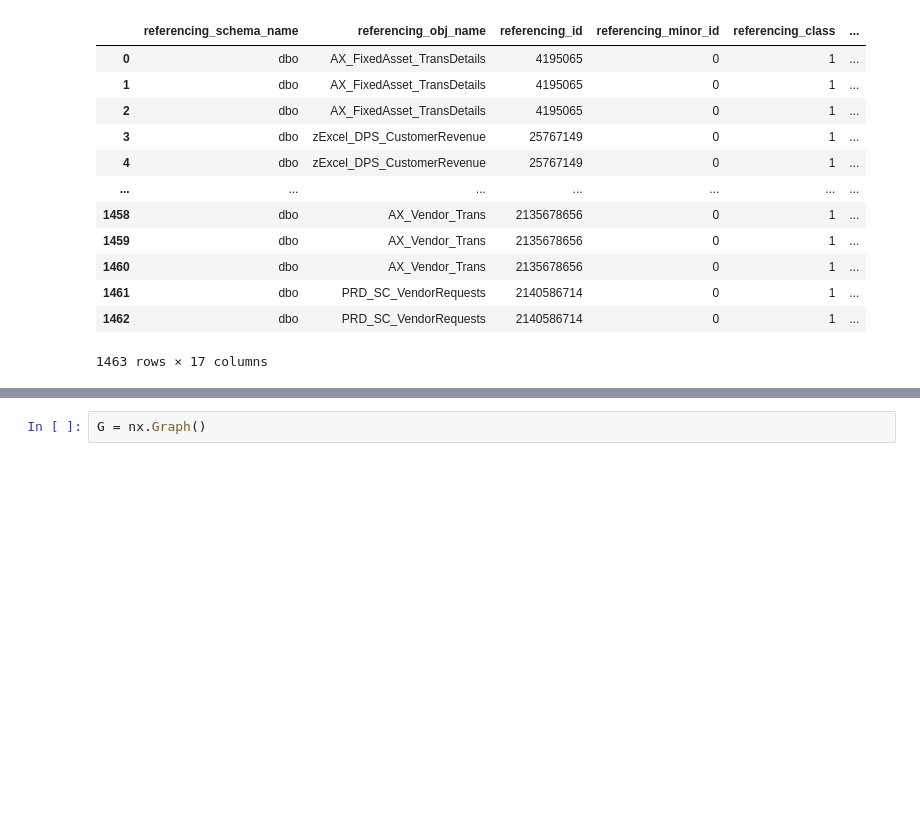
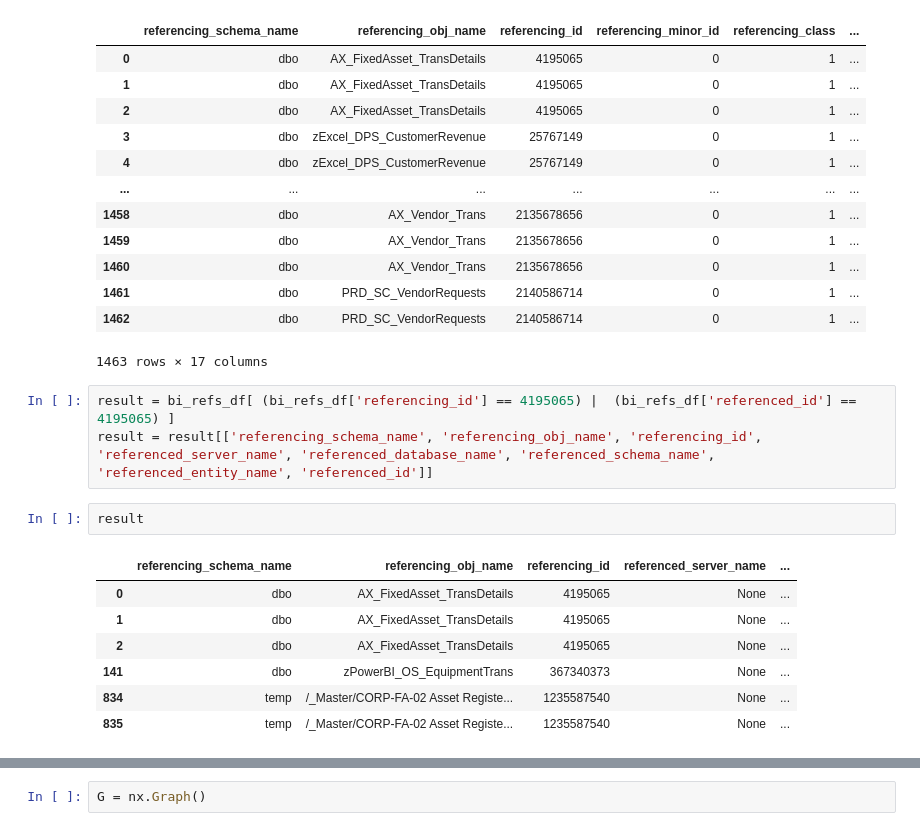
Before and after one commit to cbieberstein/sql_dep, a Jupyter notebook: notebook.ipynb, the cells around one changed output, grey strips where cells are left out. Cells and saved outputs as stored; diff of their text form; blank space fills up the shorter version.

```diff
--- a/notebook.ipynb
+++ b/notebook.ipynb
@@ -95,3 +95,16 @@ bi_refs_df
 | 1461 | dbo | PRD_SC_VendorRequests | 2140586714 | 0 | 1 | ... |
 | 1462 | dbo | PRD_SC_VendorRequests | 2140586714 | 0 | 1 | ... |
 1463 rows × 17 columns
+# %%
+result = bi_refs_df[ (bi_refs_df['referencing_id'] == 4195065) |  (bi_refs_df['referenced_id'] == 4195065) ]
+result = result[['referencing_schema_name', 'referencing_obj_name', 'referencing_id', 'referenced_server_name', 'referenced_database_name', 'referenced_schema_name', 'referenced_entity_name', 'referenced_id']]
+# %%
+result
+# %% [output]
+|  | referencing_schema_name | referencing_obj_name | referencing_id | referenced_server_name | ... |
+| 0 | dbo | AX_FixedAsset_TransDetails | 4195065 | None | ... |
+| 1 | dbo | AX_FixedAsset_TransDetails | 4195065 | None | ... |
+| 2 | dbo | AX_FixedAsset_TransDetails | 4195065 | None | ... |
+| 141 | dbo | zPowerBI_OS_EquipmentTrans | 367340373 | None | ... |
+| 834 | temp | /_Master/CORP-FA-02 Asset Registe... | 1235587540 | None | ... |
+| 835 | temp | /_Master/CORP-FA-02 Asset Registe... | 1235587540 | None | ... |
```
Also changed, not shown: parts of 1 cell of this notebook.
